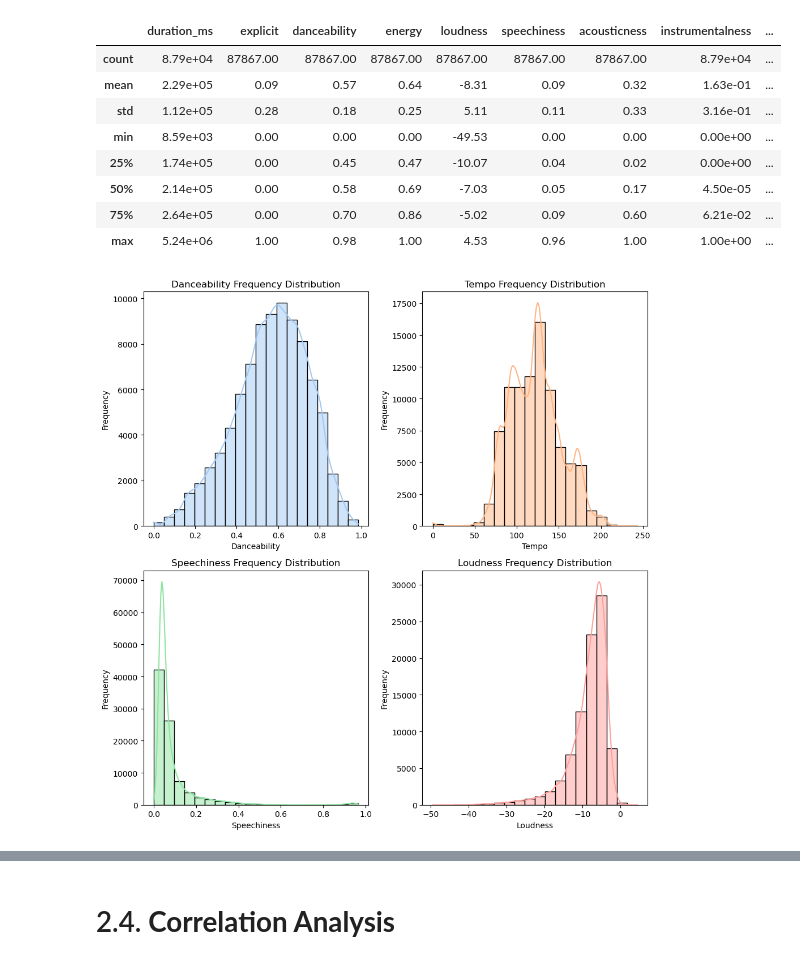
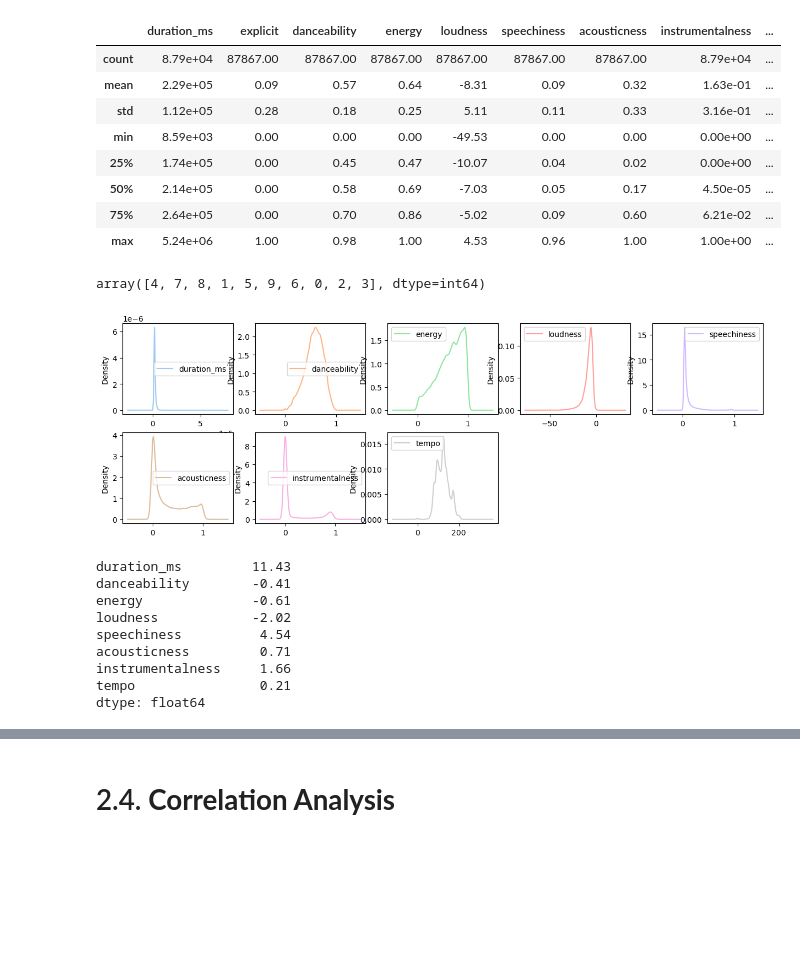
Before and after one commit to ortall0201/Spotify_Classification_genres, a Jupyter notebook: approach_B_notebook.ipynb/approach_B_notebook.ipynb, the cells around one changed output, grey strips where cells are left out. Drawn from its saved outputs; the diff is of its cells as text; code cells hidden in the pictures; blank space fills up the shorter version.

```diff
--- a/approach_B_notebook.ipynb/approach_B_notebook.ipynb
+++ b/approach_B_notebook.ipynb/approach_B_notebook.ipynb
@@ -1162,43 +1112,38 @@ final_df.describe()
 | 50% | 2.14e+05 | 0.00 | 0.58 | 0.69 | -7.03 | 0.05 | 0.17 | 4.50e-05 | ... |
 | 75% | 2.64e+05 | 0.00 | 0.70 | 0.86 | -5.02 | 0.09 | 0.60 | 6.21e-02 | ... |
 | max | 5.24e+06 | 1.00 | 0.98 | 1.00 | 4.53 | 0.96 | 1.00 | 1.00e+00 | ... |
-# %%
-#What is the distribution of ALL FEATURES?
-
-fig, axes = plt.subplots(2, 2, figsize=(10, 10))  # 2 rows, 2 columns
-
-# Histogram for danceability
-sns.histplot(final_df['danceability'], kde=True, color=sns.color_palette("pastel")[0], bins=20, ax=axes[0, 0], line_kws={'color': 'black'})
-axes[0, 0].set_xlabel('Danceability')
-axes[0, 0].set_ylabel('Frequency')
-axes[0, 0].set_title('Danceability Frequency Distribution')
-
-# Histogram for tempo
-sns.histplot(final_df['tempo'], kde=True, color=sns.color_palette("pastel")[1], bins=20, ax=axes[0, 1], line_kws={'color': 'black'})
-axes[0, 1].set_xlabel('Tempo')
-axes[0, 1].set_ylabel('Frequency')
-axes[0, 1].set_title('Tempo Frequency Distribution')
-
-# Histogram for speechiness
-sns.histplot(final_df['speechiness'], kde=True, color=sns.color_palette("pastel")[2], bins=20, ax=axes[1, 0], line_kws={'color': 'black'})
-axes[1, 0].set_xlabel('Speechiness')
-axes[1, 0].set_ylabel('Frequency')
-axes[1, 0].set_title('Speechiness Frequency Distribution')
-
-# Histogram for loudness
-sns.histplot(final_df['loudness'], kde=True, color=sns.color_palette("pastel")[3], bins=20, ax=axes[1, 1], line_kws={'color': 'black'})
-axes[1, 1].set_xlabel('Loudness')
-axes[1, 1].set_ylabel('Frequency')
-axes[1, 1].set_title('Loudness Frequency Distribution')
-
-
-
-plt.tight_layout()
-
-plt.show()
-
-#Danceability and tempo have relatively normal distributions.
-# While speechiness shows a long right-tailed distribution, and loudness has a long left-tailed distribution.
-#This suggests that most tracks in our dataset have low levels of speechiness and high levels of loudness
-# %% [output]
-[figure, removed]
+# %%
+final_df['genre_class'].unique()
+# %% [output]
+array([4, 7, 8, 1, 5, 9, 6, 0, 2, 3], dtype=int64)
+# %%
+# Visualising the density plots  only for quantitiative  features:
+final_df.drop(columns=['explicit','genre_class']).plot(kind="density", layout=(6, 5),
+                                         subplots=True, sharex=False, sharey=False, figsize=(15, 15))
+plt.show()
+# %% [output]
+[figure, added]
+# %%
+# Here we investigate the skeewness
+quantitative_df = final_df.select_dtypes(include='number').drop(columns=['explicit', 'genre_class'])
+
+# Calculate skewness for each quantitative feature
+skewness_values = quantitative_df.skew()
+
+# Display skewness values
+print(skewness_values)
+
+
+#A skewness close to 0 suggests a symmetrical distribution.
+#A positive skewness indicates a right-skewed distribution (tail on the right).
+#A negative skewness indicates a left-skewed distribution (tail on the left).
+# %% [output]
+duration_ms         11.43
+danceability        -0.41
+energy              -0.61
+loudness            -2.02
+speechiness          4.54
+acousticness         0.71
+instrumentalness     1.66
+tempo                0.21
+dtype: float64
```
Also changed, not shown: parts of 89 cells of this notebook.
